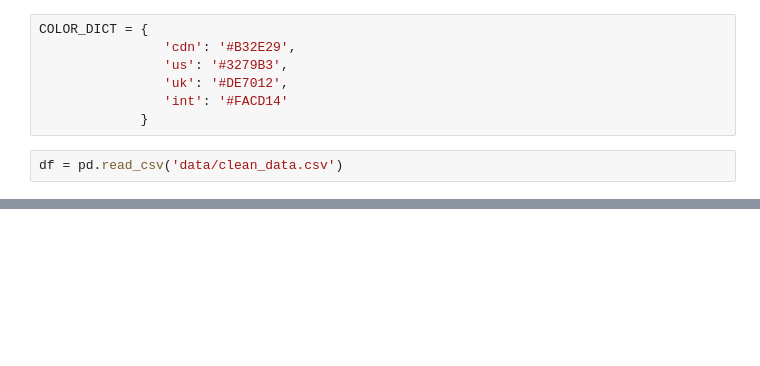
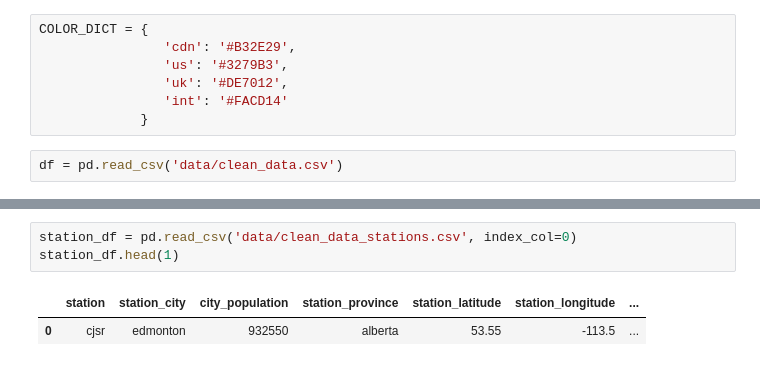
Before and after one commit to OwenBrush/canadian-hip-hop-radio-analysis, a Jupyter notebook: data_exploration.ipynb, the cells around one changed output, grey strips where cells are left out. Saved outputs shown, nothing was run; the diff lists cells and outputs as text; blank space fills up the shorter version.

Commit message:
began analysis of correlations in data

```diff
--- a/data_exploration.ipynb
+++ b/data_exploration.ipynb
@@ -52,0 +62,6 @@ chart_categorical_comparison(
+# %%
+station_df = pd.read_csv('data/clean_data_stations.csv', index_col=0)
+station_df.head(1)
+# %% [output]
+|  | station | station_city | city_population | station_province | station_latitude | station_longitude | ... |
+| 0 | cjsr | edmonton | 932550 | alberta | 53.55 | -113.5 | ... |
```
Also changed, not shown: parts of 10 cells of this notebook, 4 other files.
